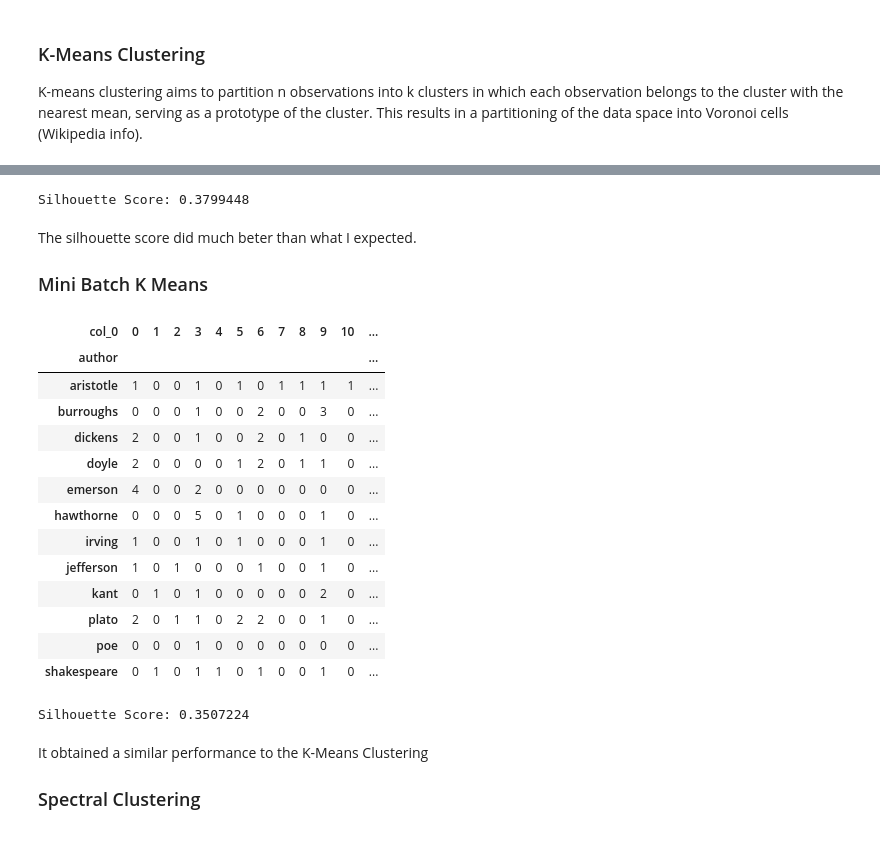
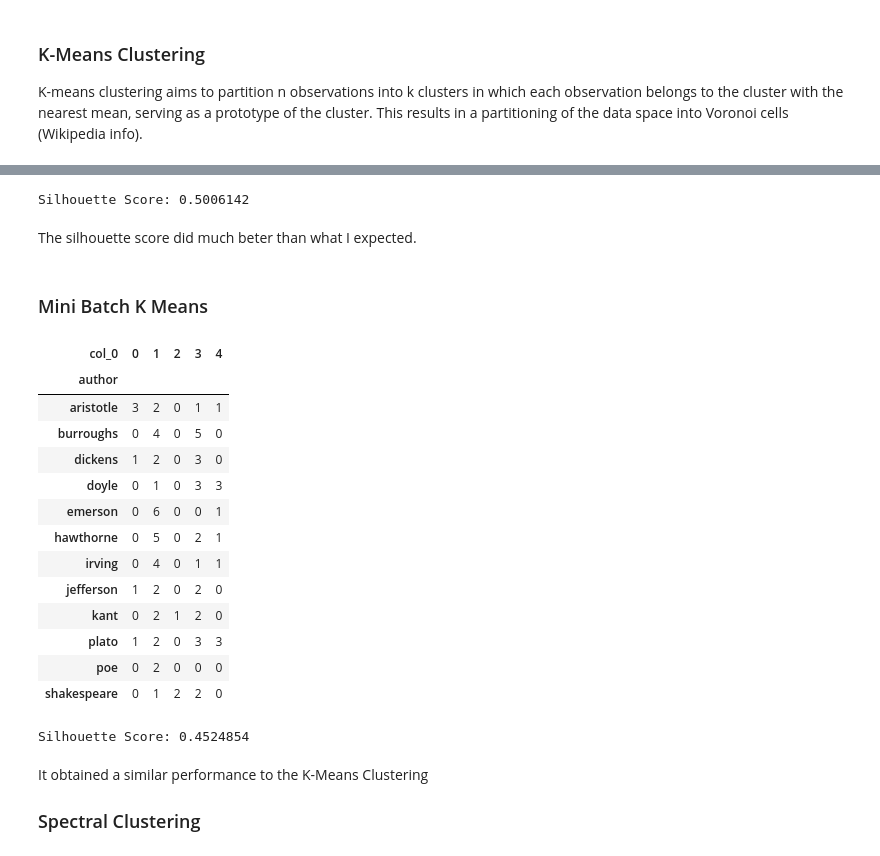
Before and after one commit to verakai/Thinkful, a Jupyter notebook: 4.5.1 Unsupervised Learning Capstone.ipynb, the cells around one changed output, grey strips where cells are left out. Drawn from its saved outputs; the diff is of its cells as text; code cells hidden in the pictures.

```diff
--- a/4.5.1 Unsupervised Learning Capstone.ipynb
+++ b/4.5.1 Unsupervised Learning Capstone.ipynb
@@ -328,3 +326,23 @@ I used 12 as the number of clusters, given, we have 12 different authors.
 # %% [markdown]
 ### K-Means Clustering
 K-means clustering aims to partition n observations into k clusters in which each observation belongs to the cluster with the nearest mean, serving as a prototype of the cluster. This results in a partitioning of the data space into Voronoi cells (Wikipedia info).
+# %%
+from sklearn.cluster import KMeans
+from  scipy.spatial.distance  import cdist
+# Use the elbow method to see what is the optimal amount of clusters.
+
+# k means determine k
+distortions = []
+K = range(1,20)
+for k in K:
+    kmeanModel = KMeans(n_clusters=k).fit(X2_train)
+    kmeanModel.fit(X2_train)
+    distortions.append(sum(np.min(cdist(X2_train, kmeanModel.cluster_centers_, 'euclidean'), axis=1)) / X2_train.shape[0])
+
+# Plot the elbow
+sns.set_style('darkgrid')
+plt.plot(K, distortions, 'bx-')
+plt.xlabel('k')
+plt.ylabel('Distortion')
+plt.title('The Elbow Method showing the optimal k')
+plt.show()
@@ -353,0 +374,12 @@ pd.crosstab(y2_train, y_pred)
+# %%
+from sklearn.decomposition import PCA
+
+# Reduce it to two components.
+X_pca = PCA(2).fit_transform(X2_train)
+
+# Calculate predicted values.
+y_pred = KMeans(n_clusters=5, random_state=42).fit_predict(X_pca)
+
+# Plot the solution.
+plt.scatter(X_pca[:, 0], X_pca[:, 1], c=y_pred, s=50)
+plt.show()
@@ -354,38 +388,39 @@ pd.crosstab(y2_train, y_pred)
 # %%
 from sklearn.metrics import silhouette_score
 
-print('Silhouette Score: {:0.7}'.format(silhouette_score(X2_train, y_pred, metric='euclidean')))
+print('Silhouette Score: {:0.7}'.format(silhouette_score(X_pca, y_pred, metric='euclidean')))
 # %% [output]
-Silhouette Score: 0.3799448
+Silhouette Score: 0.5006142
 # %% [markdown]
 The silhouette score did much beter than what I expected.
-
-### Mini Batch K Means
+# %% [markdown]
+### Mini Batch K Means
 # %%
 from sklearn.cluster import MiniBatchKMeans
-minikmeans = MiniBatchKMeans(n_clusters=12, init='k-means++', random_state=42, init_size=1000, batch_size=1000)
-y_pred2 = minikmeans.fit_predict(X2_train)
+minikmeans = MiniBatchKMeans(n_clusters=5, init='k-means++', random_state=42, init_size=1000, batch_size=1000)
+
+y_pred2 = minikmeans.fit_predict(X_pca)
 
 pd.crosstab(y2_train, y_pred2)
 # %% [output]
-| col_0 | 0 | 1 | 2 | 3 | 4 | 5 | 6 | 7 | 8 | 9 | 10 | ... |
-| author |  |  |  |  |  |  |  |  |  |  |  | ... |
-| aristotle | 1 | 0 | 0 | 1 | 0 | 1 | 0 | 1 | 1 | 1 | 1 | ... |
-| burroughs | 0 | 0 | 0 | 1 | 0 | 0 | 2 | 0 | 0 | 3 | 0 | ... |
-| dickens | 2 | 0 | 0 | 1 | 0 | 0 | 2 | 0 | 1 | 0 | 0 | ... |
-| doyle | 2 | 0 | 0 | 0 | 0 | 1 | 2 | 0 | 1 | 1 | 0 | ... |
-| emerson | 4 | 0 | 0 | 2 | 0 | 0 | 0 | 0 | 0 | 0 | 0 | ... |
-| hawthorne | 0 | 0 | 0 | 5 | 0 | 1 | 0 | 0 | 0 | 1 | 0 | ... |
-| irving | 1 | 0 | 0 | 1 | 0 | 1 | 0 | 0 | 0 | 1 | 0 | ... |
-| jefferson | 1 | 0 | 1 | 0 | 0 | 0 | 1 | 0 | 0 | 1 | 0 | ... |
-| kant | 0 | 1 | 0 | 1 | 0 | 0 | 0 | 0 | 0 | 2 | 0 | ... |
-| plato | 2 | 0 | 1 | 1 | 0 | 2 | 2 | 0 | 0 | 1 | 0 | ... |
-| poe | 0 | 0 | 0 | 1 | 0 | 0 | 0 | 0 | 0 | 0 | 0 | ... |
-| shakespeare | 0 | 1 | 0 | 1 | 1 | 0 | 1 | 0 | 0 | 1 | 0 | ... |
+| col_0 | 0 | 1 | 2 | 3 | 4 |
+| author |  |  |  |  |  |
+| aristotle | 3 | 2 | 0 | 1 | 1 |
+| burroughs | 0 | 4 | 0 | 5 | 0 |
+| dickens | 1 | 2 | 0 | 3 | 0 |
+| doyle | 0 | 1 | 0 | 3 | 3 |
+| emerson | 0 | 6 | 0 | 0 | 1 |
+| hawthorne | 0 | 5 | 0 | 2 | 1 |
+| irving | 0 | 4 | 0 | 1 | 1 |
+| jefferson | 1 | 2 | 0 | 2 | 0 |
+| kant | 0 | 2 | 1 | 2 | 0 |
+| plato | 1 | 2 | 0 | 3 | 3 |
+| poe | 0 | 2 | 0 | 0 | 0 |
+| shakespeare | 0 | 1 | 2 | 2 | 0 |
 # %%
-print('Silhouette Score: {:0.7}'.format(silhouette_score(X2_train, y_pred2, metric='euclidean')))
+print('Silhouette Score: {:0.7}'.format(silhouette_score(X_pca, y_pred2, metric='euclidean')))
 # %% [output]
-Silhouette Score: 0.3507224
+Silhouette Score: 0.4524854
 # %% [markdown]
 It obtained a similar performance to the K-Means Clustering
 
```
Also changed, not shown: parts of 24 cells of this notebook.
